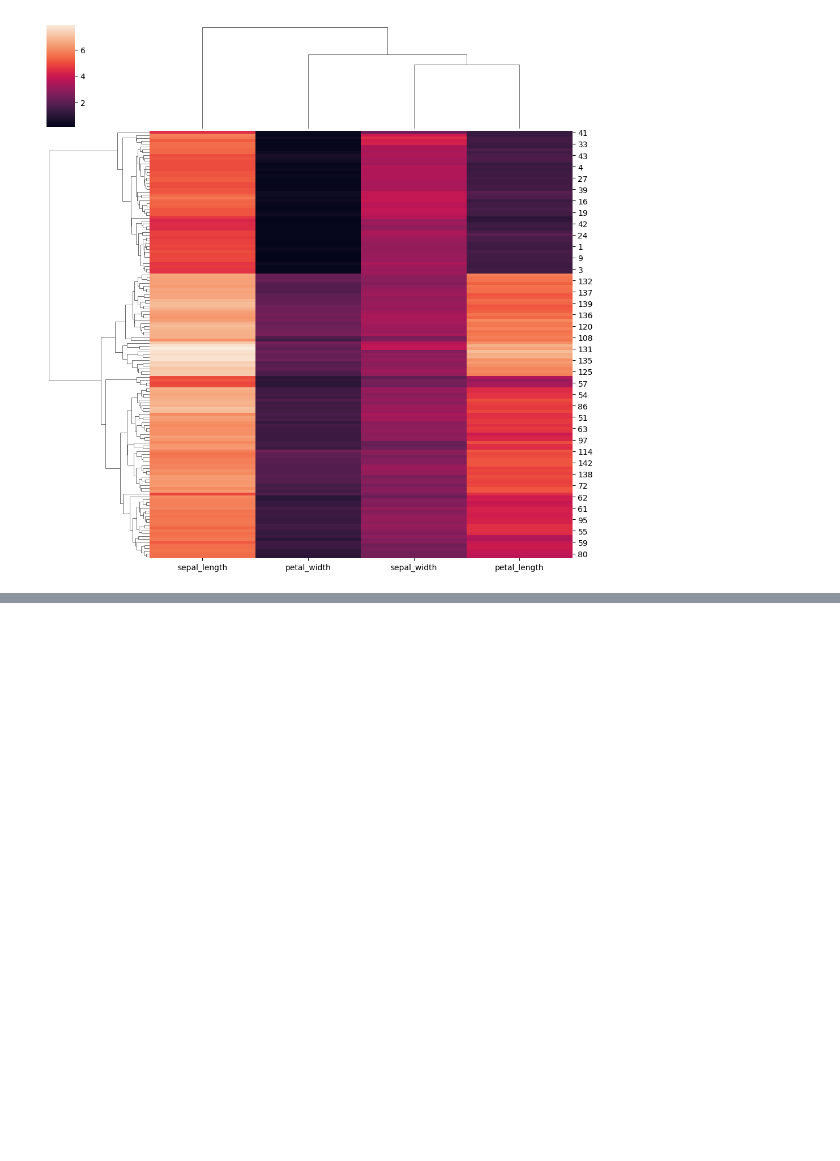
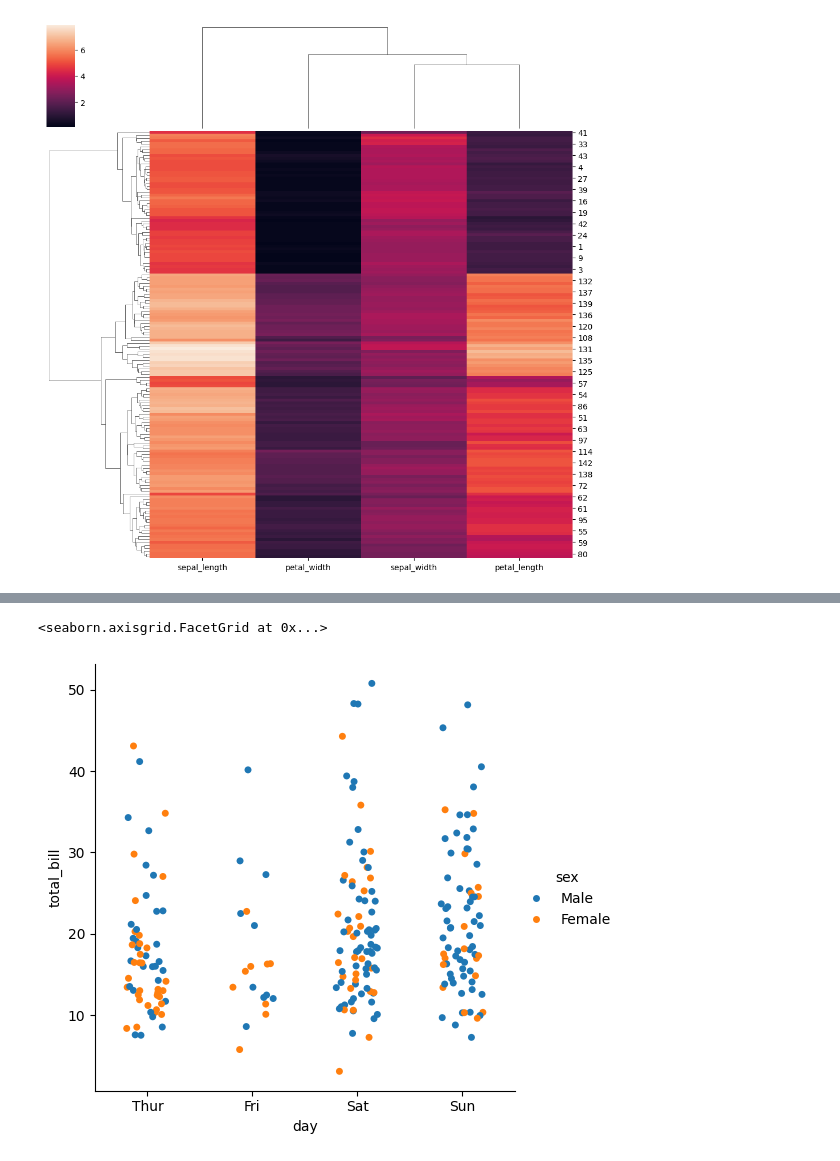
Before and after one commit to keshav2603/matplotlib-basic, a Jupyter notebook: second.ipynb, the cells around one changed output, grey strips where cells are left out. Drawn from its saved outputs; the diff is of its cells as text; code cells hidden in the pictures; blank space fills up the shorter version.

```diff
--- a/second.ipynb
+++ b/second.ipynb
@@ -258,0 +274,6 @@ sns.clustermap(iris.iloc[:,[0,1,2,3]],)
+# %%
+# jitter
+sns.catplot(data=tips,kind="strip",x="day",y="total_bill",hue="sex",jitter=0.2)
+# %% [output]
+<seaborn.axisgrid.FacetGrid at 0x...>
+[figure, added]
```
Also changed, not shown: parts of 27 cells of this notebook.
